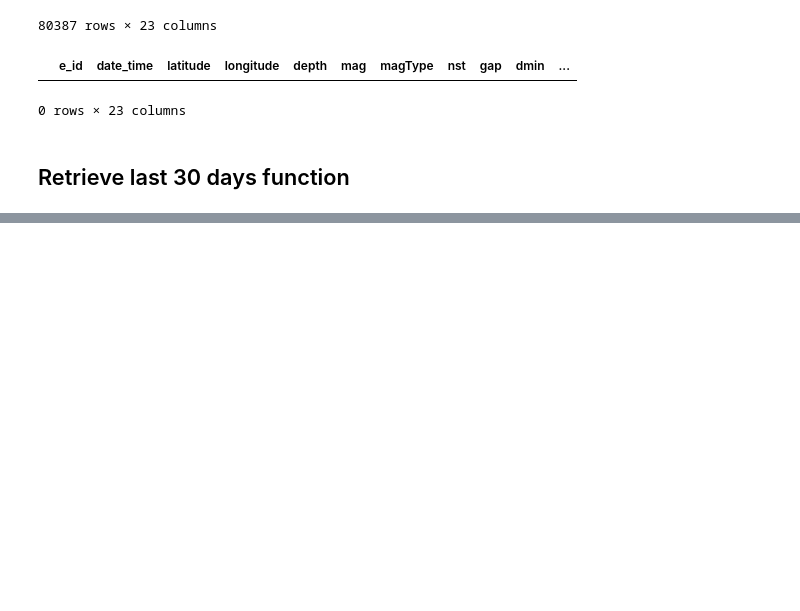
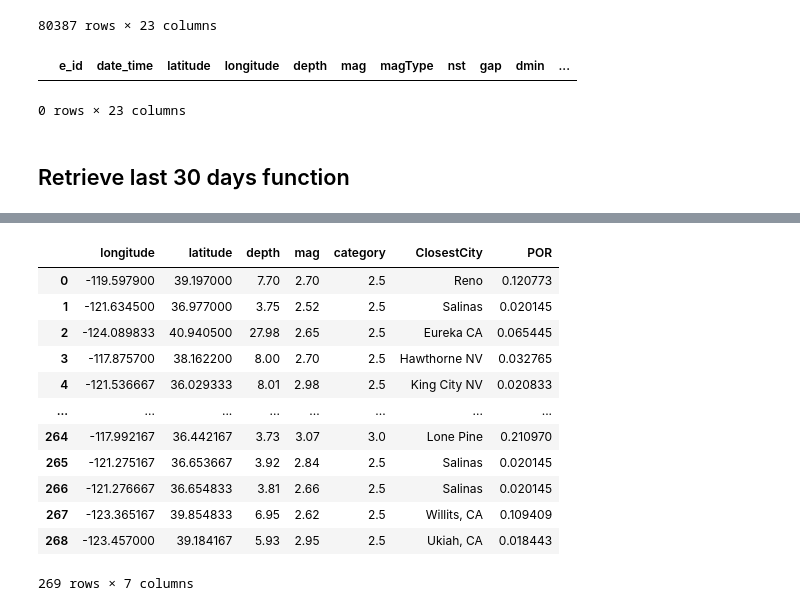
Before and after one commit to spakyari/quake-API, a Jupyter notebook: Proto.ipynb, the cells around one changed output, grey strips where cells are left out. Saved outputs shown, nothing was run; the diff lists cells and outputs as text; code cells hidden in the pictures; blank space fills up the shorter version.

```diff
--- a/Proto.ipynb
+++ b/Proto.ipynb
@@ -103,0 +219,16 @@ predict('2020-10-19 00:00:00')
+# %%
+df
+# %% [output]
+|  | longitude | latitude | depth | mag | category | ClosestCity | POR |
+| 0 | -119.597900 | 39.197000 | 7.70 | 2.70 | 2.5 | Reno | 0.120773 |
+| 1 | -121.634500 | 36.977000 | 3.75 | 2.52 | 2.5 | Salinas | 0.020145 |
+| 2 | -124.089833 | 40.940500 | 27.98 | 2.65 | 2.5 | Eureka CA | 0.065445 |
+| 3 | -117.875700 | 38.162200 | 8.00 | 2.70 | 2.5 | Hawthorne NV | 0.032765 |
+| 4 | -121.536667 | 36.029333 | 8.01 | 2.98 | 2.5 | King City NV | 0.020833 |
+| ... | ... | ... | ... | ... | ... | ... | ... |
+| 264 | -117.992167 | 36.442167 | 3.73 | 3.07 | 3.0 | Lone Pine | 0.210970 |
+| 265 | -121.275167 | 36.653667 | 3.92 | 2.84 | 2.5 | Salinas | 0.020145 |
+| 266 | -121.276667 | 36.654833 | 3.81 | 2.66 | 2.5 | Salinas | 0.020145 |
+| 267 | -123.365167 | 39.854833 | 6.95 | 2.62 | 2.5 | Willits, CA | 0.109409 |
+| 268 | -123.457000 | 39.184167 | 5.93 | 2.95 | 2.5 | Ukiah, CA | 0.018443 |
+269 rows × 7 columns
```
Also changed, not shown: parts of 16 cells of this notebook, 4 other files.
